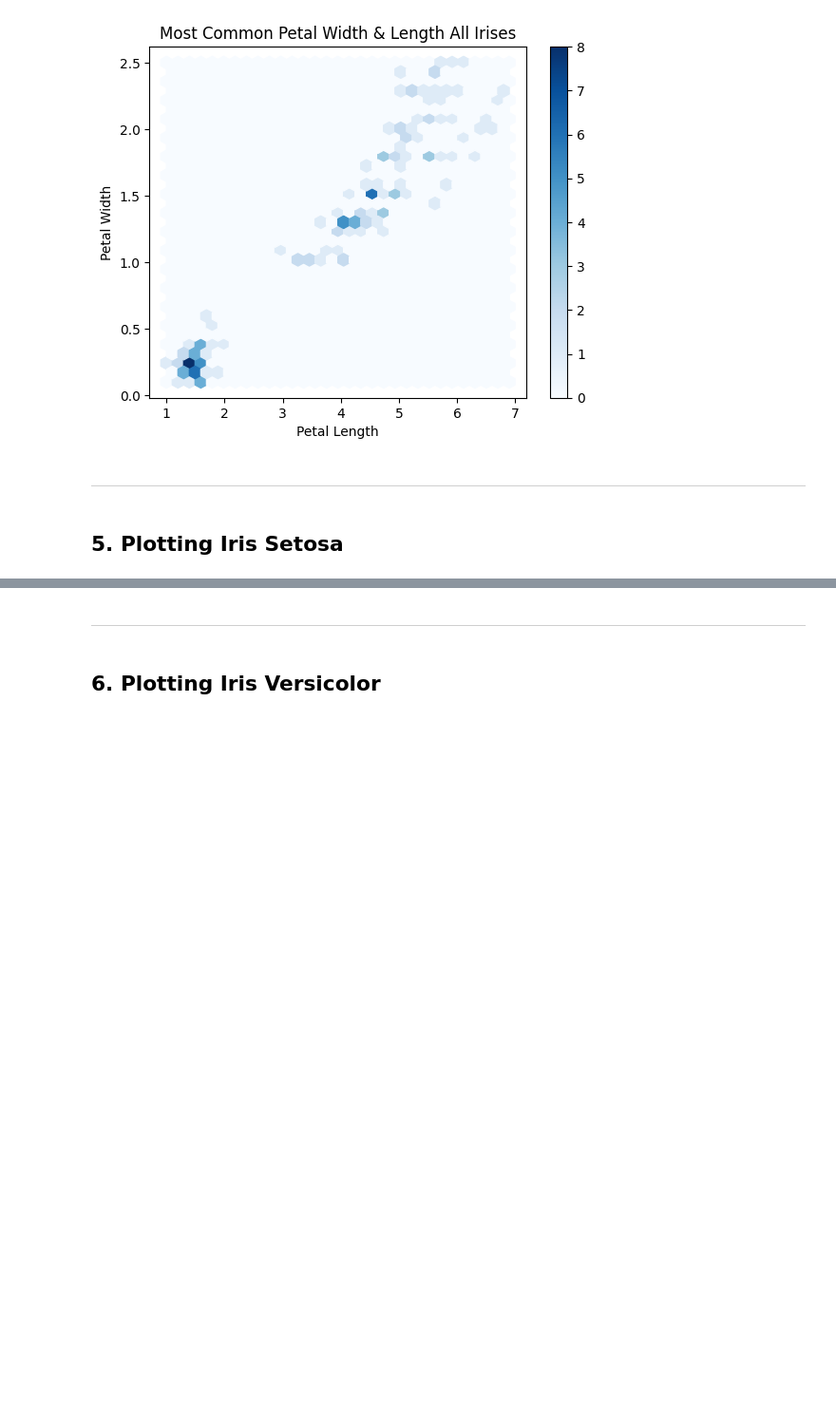
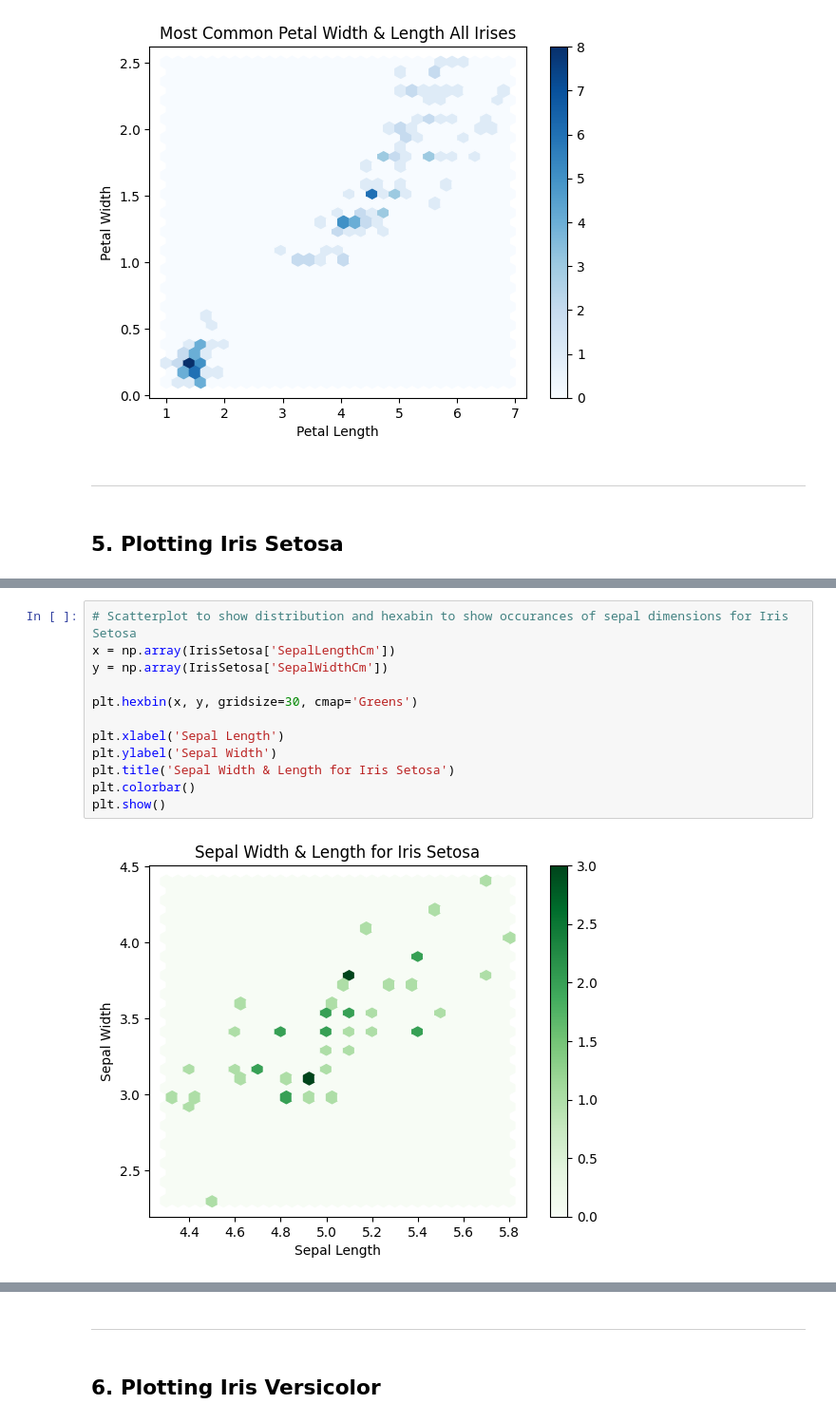
Before and after one commit to PectenMaximus/FDA_1, a Jupyter notebook: FDA1_Notebook.ipynb, the cells around one changed output, grey strips where cells are left out. Shown at 95% size. Drawn from its saved outputs; the diff is of its cells as text; blank space fills up the shorter version.

```diff
--- a/FDA1_Notebook.ipynb
+++ b/FDA1_Notebook.ipynb
@@ -229,0 +285,14 @@ print(fields)
+# %%
+# Scatterplot to show distribution and hexabin to show occurances of sepal dimensions for Iris Setosa
+x = np.array(IrisSetosa['SepalLengthCm'])
+y = np.array(IrisSetosa['SepalWidthCm'])
+
+plt.hexbin(x, y, gridsize=30, cmap='Greens')
+
+plt.xlabel('Sepal Length')
+plt.ylabel('Sepal Width')
+plt.title('Sepal Width & Length for Iris Setosa')
+plt.colorbar()
+plt.show()
+# %% [output]
+[figure, added]
```
Also changed, not shown: parts of 34 cells of this notebook, 5 other files.
